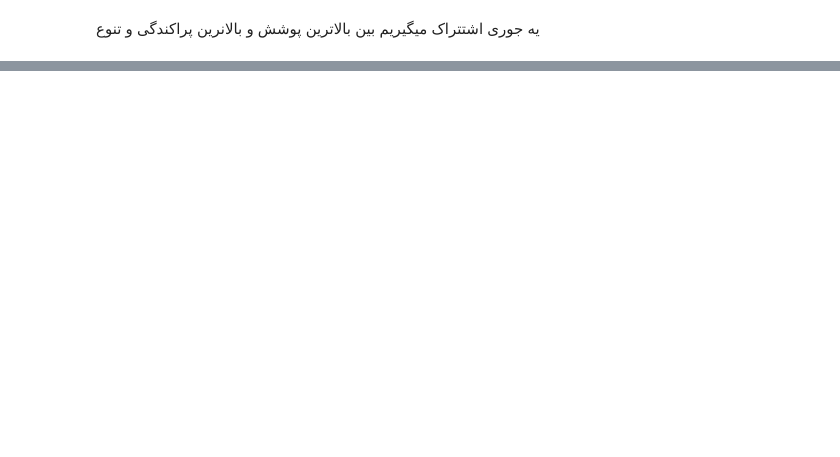
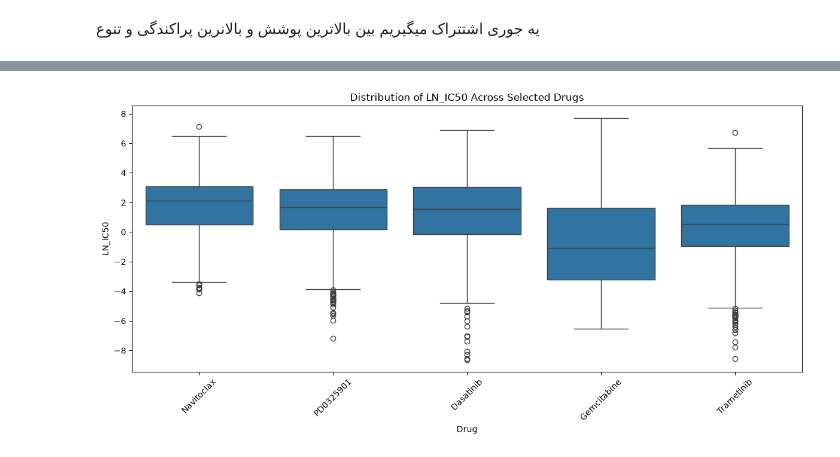
Before and after one commit to ReyhaNexus/GDSC2-drug-response_EDA, a Jupyter notebook: drug_response.ipynb, the cells around one changed output, grey strips where cells are left out. Saved outputs shown, nothing was run; the diff lists cells and outputs as text; code cells hidden in the pictures; blank space fills up the shorter version.

```diff
--- a/drug_response.ipynb
+++ b/drug_response.ipynb
@@ -1876,0 +1883,22 @@ drug_selection.sort_values('combined_rank').head(20)
+# %%
+#selected_drugs = ['Navitoclax','PD0325901','Dasatinib','Gemcitabine','Trametinib']
+
+
+plt.figure(figsize=(12, 6))
+
+sns.boxplot(
+    data=gdsc[gdsc['DRUG_ID'].isin(selected_drugs_id)],
+    x='DRUG_NAME',
+    y='LN_IC50'
+)
+
+plt.title('Distribution of LN_IC50 Across Selected Drugs')
+
+plt.xlabel('Drug')
+plt.ylabel('LN_IC50')
+
+plt.xticks(rotation=45)
+plt.tight_layout()
+plt.show()
+# %% [output]
+[figure, added]
```
Also changed, not shown: parts of 12 cells of this notebook.
